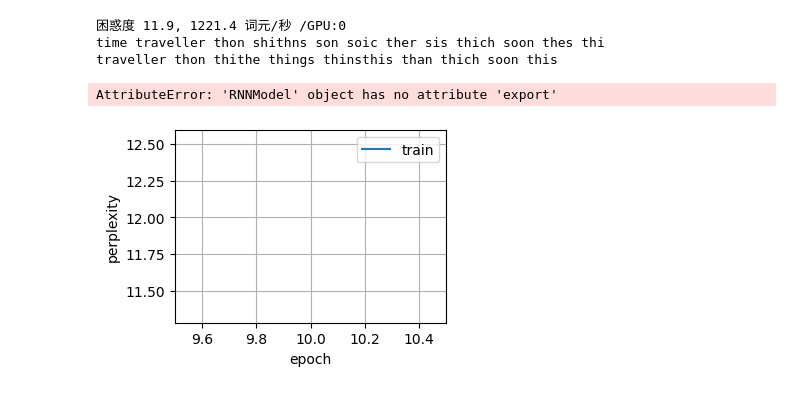
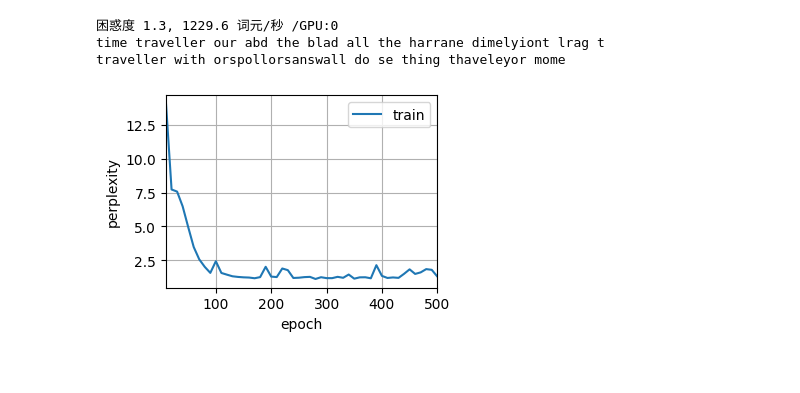
Before and after one commit to junhuster/machine-learning, a Jupyter notebook: tf-dev/d2l/jupyter/part_2_rnn/d2l_8-6.rnn_keras.ipynb, the cells around one changed output. Saved outputs shown, nothing was run; the diff lists cells and outputs as text; code cells hidden in the pictures.

```diff
--- a/tf-dev/d2l/jupyter/part_2_rnn/d2l_8-6.rnn_keras.ipynb
+++ b/tf-dev/d2l/jupyter/part_2_rnn/d2l_8-6.rnn_keras.ipynb
@@ -91,9 +74,8 @@ d2l.predict_ch8('time traveller ', 10, net, vocab)
 # %%
-num_epochs, lr = 10, 1.0
+num_epochs, lr = 500, 1.0
 d2l.train_ch8(net, train_iter, vocab, lr, num_epochs, strategy, kerasV3=True)
 # %% [output]
-困惑度 11.9, 1221.4 词元/秒 /GPU:0
-time traveller thon shithns son soic ther sis thich soon thes thi
-traveller thon thithe things thinsthis than thich soon this
+困惑度 1.3, 1229.6 词元/秒 /GPU:0
+time traveller our abd the blad all the harrane dimelyiont lrag t
+traveller with orspollorsanswall do se thing thaveleyor mome
-AttributeError: 'RNNModel' object has no attribute 'export'
-[figure, old version]
+[figure, new version]
```
Also changed, not shown: parts of 4 cells of this notebook, 3 other files.
